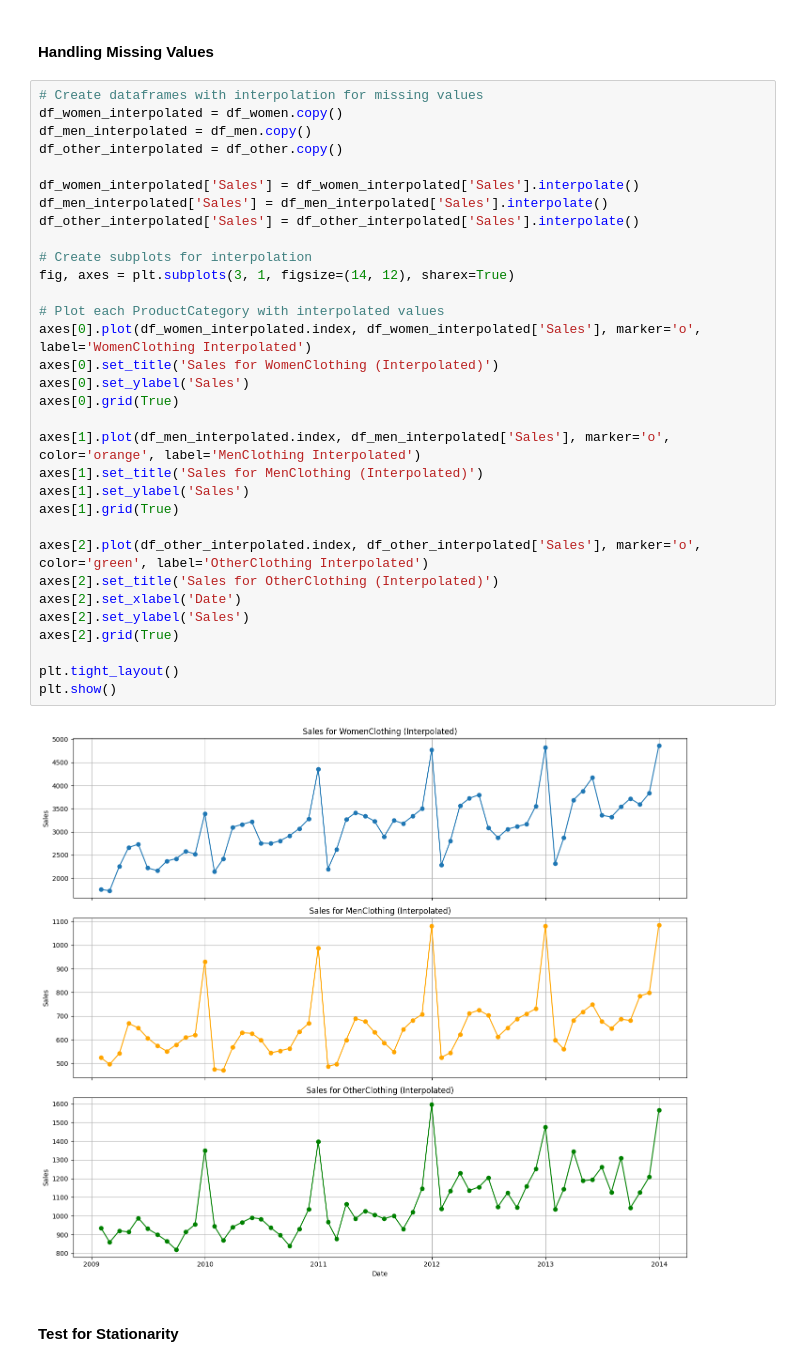
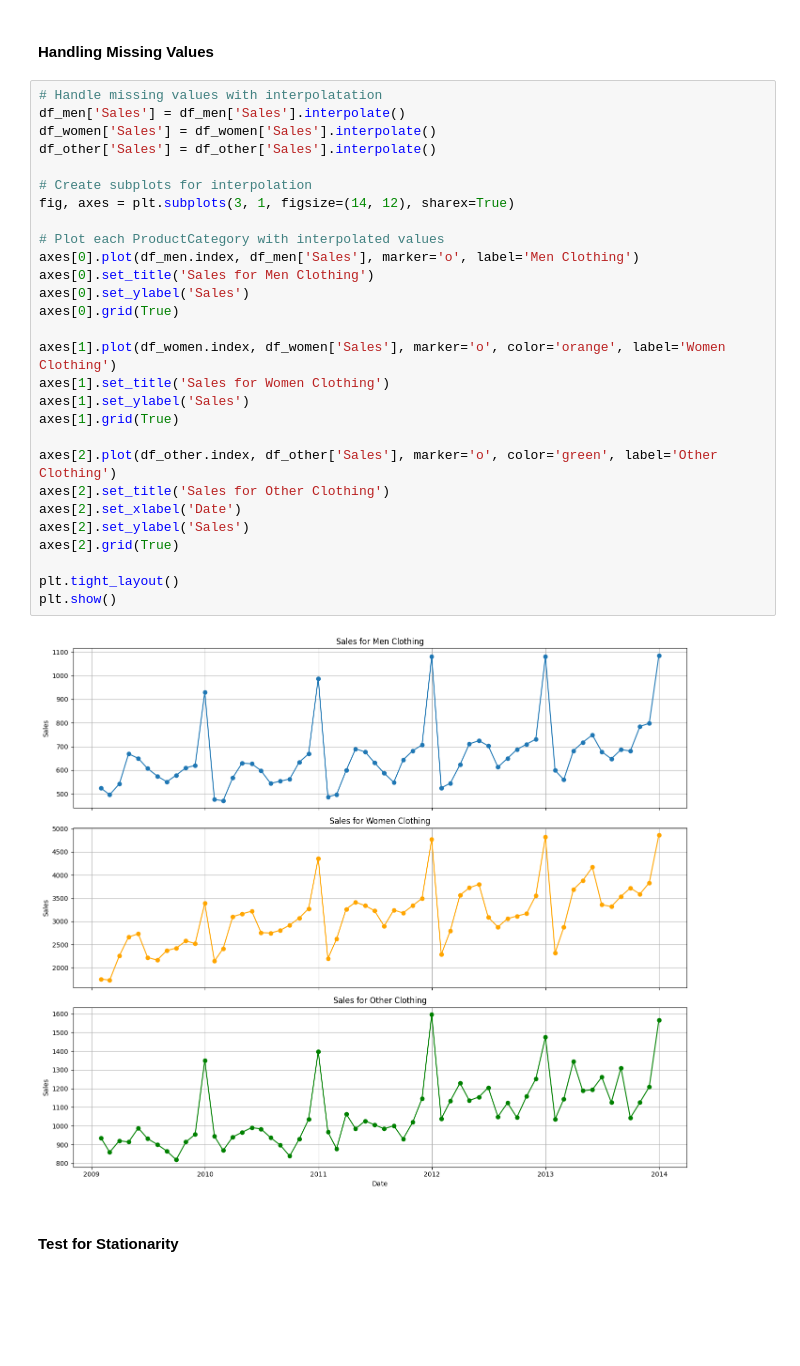
Before and after one commit to qfattah/Walmart-Sales-Forecasting, a Jupyter notebook: Walmart_Sales_Forecat.ipynb, the cells around one changed output. Drawn from its saved outputs; the diff is of its cells as text; blank space fills up the shorter version.

Commit message:
standardized the dataframe naming

```diff
--- a/Walmart_Sales_Forecat.ipynb
+++ b/Walmart_Sales_Forecat.ipynb
@@ -130,39 +151,35 @@ Interpolation: Fill missing values using interpolation, which estimates missing
 # %% [markdown]
 #### Handling Missing Values
 # %%
-# Create dataframes with interpolation for missing values
-df_women_interpolated = df_women.copy()
-df_men_interpolated = df_men.copy()
-df_other_interpolated = df_other.copy()
-
-df_women_interpolated['Sales'] = df_women_interpolated['Sales'].interpolate()
-df_men_interpolated['Sales'] = df_men_interpolated['Sales'].interpolate()
-df_other_interpolated['Sales'] = df_other_interpolated['Sales'].interpolate()
+# Handle missing values with interpolatation
+df_men['Sales'] = df_men['Sales'].interpolate()
+df_women['Sales'] = df_women['Sales'].interpolate()
+df_other['Sales'] = df_other['Sales'].interpolate()
 
 # Create subplots for interpolation
 fig, axes = plt.subplots(3, 1, figsize=(14, 12), sharex=True)
 
 # Plot each ProductCategory with interpolated values
-axes[0].plot(df_women_interpolated.index, df_women_interpolated['Sales'], marker='o', label='WomenClothing Interpolated')
-axes[0].set_title('Sales for WomenClothing (Interpolated)')
+axes[0].plot(df_men.index, df_men['Sales'], marker='o', label='Men Clothing')
+axes[0].set_title('Sales for Men Clothing')
 axes[0].set_ylabel('Sales')
 axes[0].grid(True)
 
-axes[1].plot(df_men_interpolated.index, df_men_interpolated['Sales'], marker='o', color='orange', label='MenClothing Interpolated')
-axes[1].set_title('Sales for MenClothing (Interpolated)')
+axes[1].plot(df_women.index, df_women['Sales'], marker='o', color='orange', label='Women Clothing')
+axes[1].set_title('Sales for Women Clothing')
 axes[1].set_ylabel('Sales')
 axes[1].grid(True)
 
-axes[2].plot(df_other_interpolated.index, df_other_interpolated['Sales'], marker='o', color='green', label='OtherClothing Interpolated')
-axes[2].set_title('Sales for OtherClothing (Interpolated)')
+axes[2].plot(df_other.index, df_other['Sales'], marker='o', color='green', label='Other Clothing')
+axes[2].set_title('Sales for Other Clothing')
 axes[2].set_xlabel('Date')
 axes[2].set_ylabel('Sales')
 axes[2].grid(True)
 
 plt.tight_layout()
 plt.show()
 # %% [output]
-[figure, old version]
+[figure, new version]
 # %% [markdown]
 #### Test for Stationarity
 # %%
```
Also changed, not shown: parts of 10 cells of this notebook.
